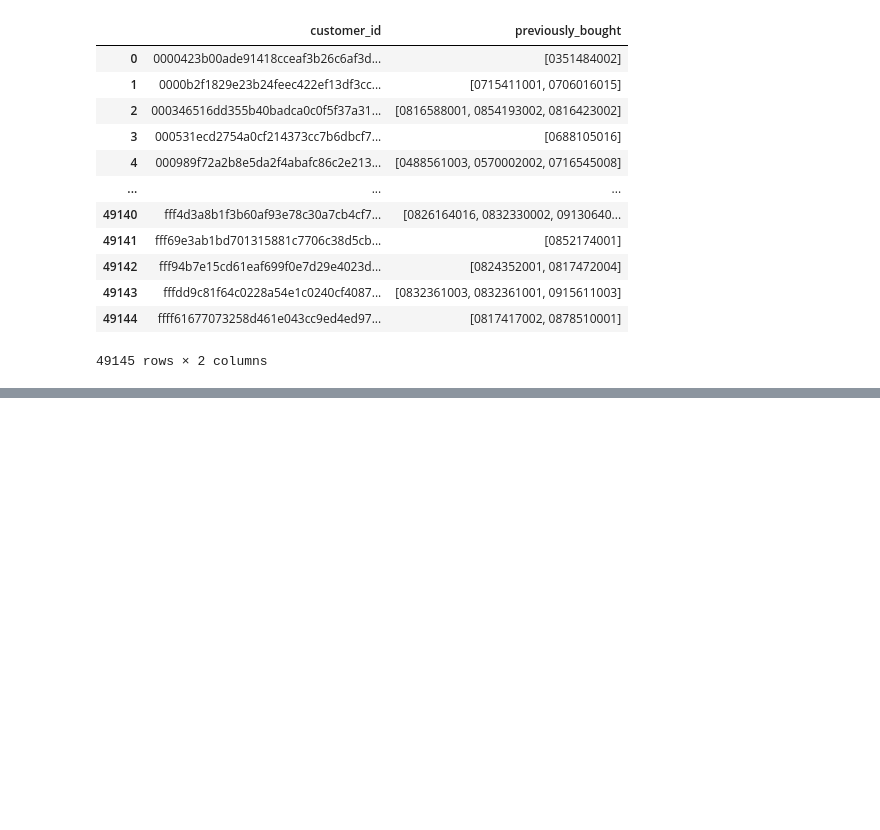
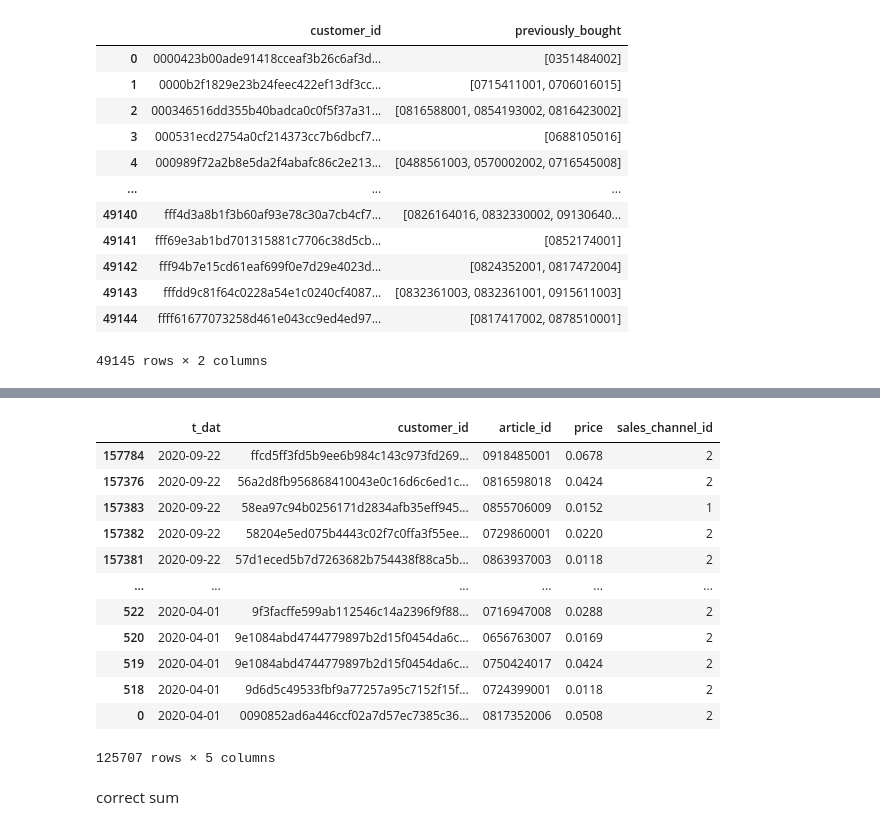
Before and after one commit to getindata/quickstart-ml-blueprints, a Jupyter notebook: notebooks/candidate_generation.ipynb, the cells around one changed output, grey strips where cells are left out. Cells and saved outputs as stored; diff of their text form; code cells hidden in the pictures; blank space fills up the shorter version.

```diff
--- a/notebooks/candidate_generation.ipynb
+++ b/notebooks/candidate_generation.ipynb
@@ -332,0 +417,16 @@ prev_bought.groupby(['customer_id'])['article_id'].apply(list).reset_index(name=
+# %%
+transactions.groupby(['customer_id']).head(5)
+# %% [output]
+|  | t_dat | customer_id | article_id | price | sales_channel_id |
+| 157784 | 2020-09-22 | ffcd5ff3fd5b9ee6b984c143c973fd269... | 0918485001 | 0.0678 | 2 |
+| 157376 | 2020-09-22 | 56a2d8fb956868410043e0c16d6c6ed1c... | 0816598018 | 0.0424 | 2 |
+| 157383 | 2020-09-22 | 58ea97c94b0256171d2834afb35eff945... | 0855706009 | 0.0152 | 1 |
+| 157382 | 2020-09-22 | 58204e5ed075b4443c02f7c0ffa3f55ee... | 0729860001 | 0.0220 | 2 |
+| 157381 | 2020-09-22 | 57d1eced5b7d7263682b754438f88ca5b... | 0863937003 | 0.0118 | 2 |
+| ... | ... | ... | ... | ... | ... |
+| 522 | 2020-04-01 | 9f3facffe599ab112546c14a2396f9f88... | 0716947008 | 0.0288 | 2 |
+| 520 | 2020-04-01 | 9e1084abd4744779897b2d15f0454da6c... | 0656763007 | 0.0169 | 2 |
+| 519 | 2020-04-01 | 9e1084abd4744779897b2d15f0454da6c... | 0750424017 | 0.0424 | 2 |
+| 518 | 2020-04-01 | 9d6d5c49533fbf9a77257a95c7152f15f... | 0724399001 | 0.0118 | 2 |
+| 0 | 2020-04-01 | 0090852ad6a446ccf02a7d57ec7385c36... | 0817352006 | 0.0508 | 2 |
+125707 rows × 5 columns
@@ -332,0 +435,2 @@ prev_bought.groupby(['customer_id'])['article_id'].apply(list).reset_index(name=
+# %% [markdown]
+correct sum
```
Also changed, not shown: parts of 24 cells of this notebook.
